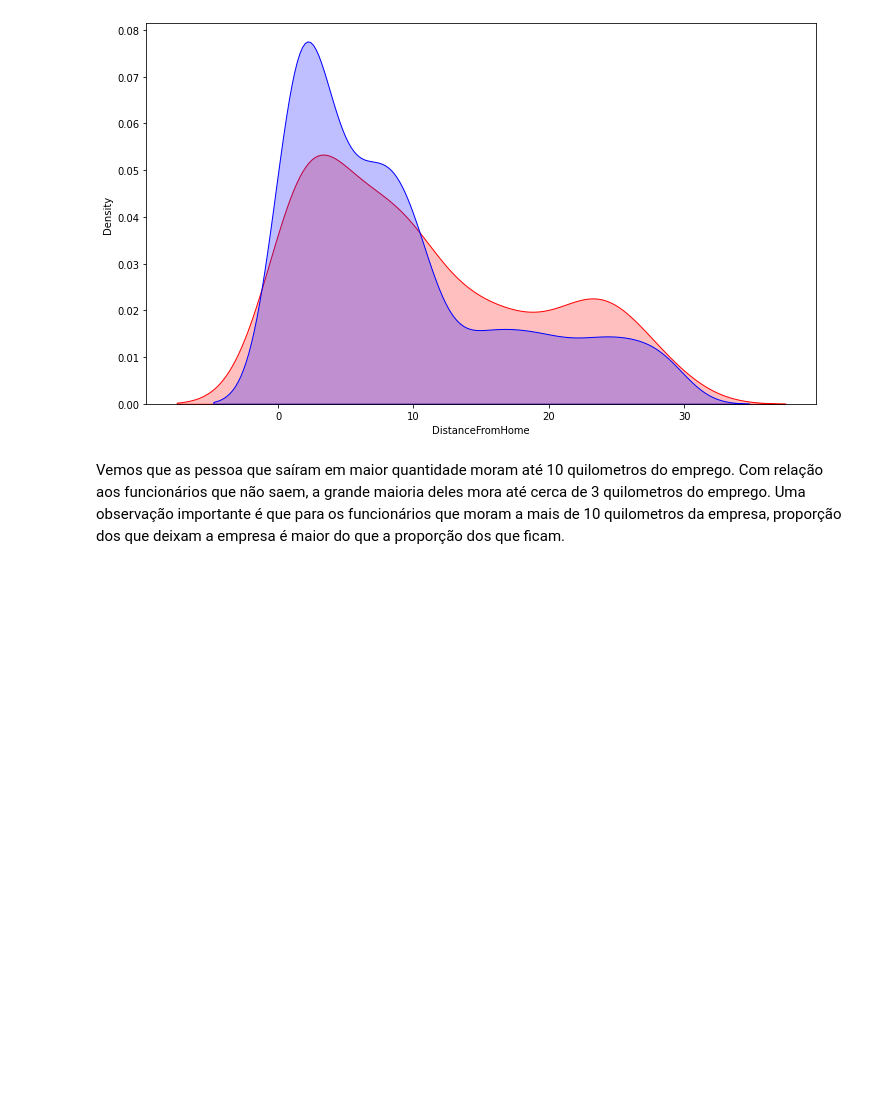
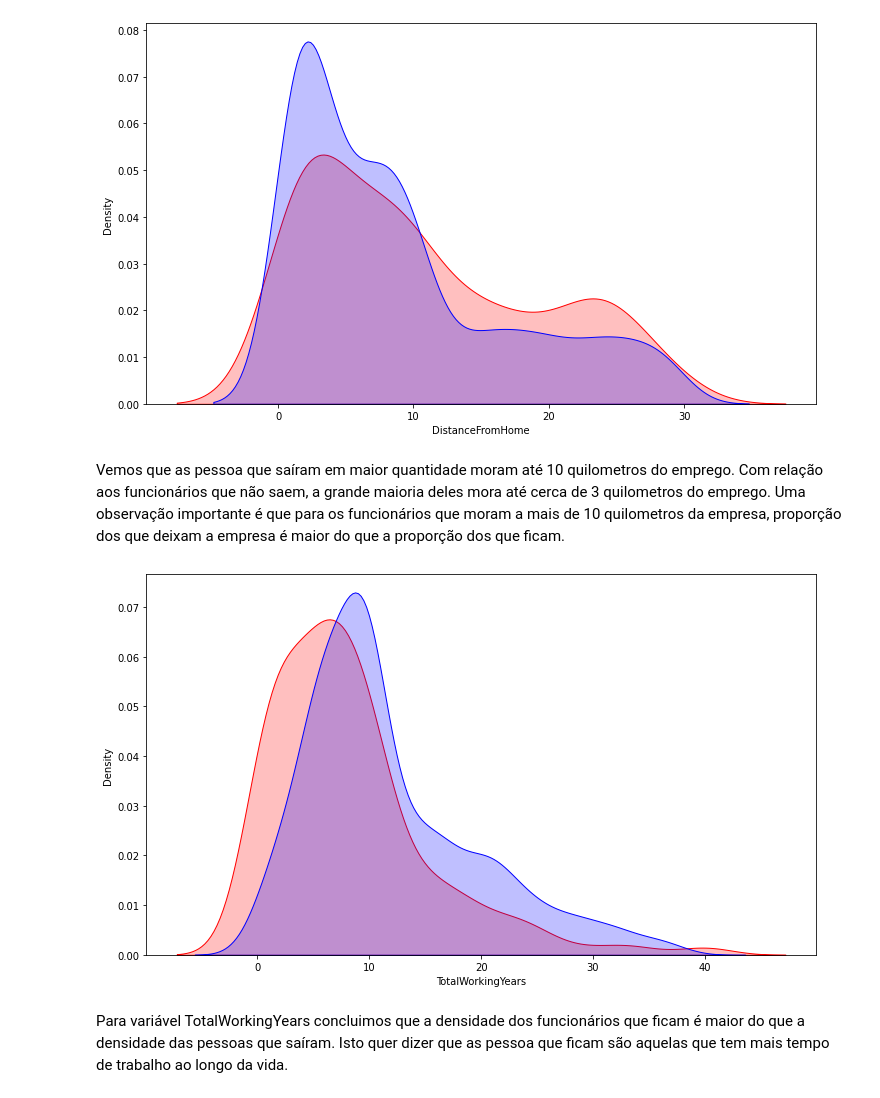
Before and after one commit to Mario-RJunior/Recursos_humanos_ML, a Jupyter notebook: Recursos_Humanos.ipynb, the cells around one changed output. Cells and saved outputs as stored; diff of their text form; code cells hidden in the pictures; blank space fills up the shorter version.

Commit message:
KDE para variável TotalWorkingYears

```diff
--- a/Recursos_Humanos.ipynb
+++ b/Recursos_Humanos.ipynb
@@ -241,3 +241,19 @@ sns.kdeplot(stayed_df['DistanceFromHome'],
 [figure]
 # %% [markdown]
 Vemos que as pessoa que saíram em maior quantidade moram até 10 quilometros do emprego. Com relação aos funcionários que não saem, a grande maioria deles mora até cerca de 3 quilometros do emprego. Uma observação importante é que para os funcionários que moram a mais de 10 quilometros da empresa, proporção dos que deixam a empresa é maior do que a proporção dos que ficam.
+# %%
+# Gráfico KDE (Kernel Density Estimate)
+# Visualização da densidade de probabilidade de uma variávei numérica
+plt.figure(figsize=(12,7))
+sns.kdeplot(left_df['TotalWorkingYears'],
+            label='Funcionários que saíram',
+            shade=True,
+            color='r');
+sns.kdeplot(stayed_df['TotalWorkingYears'],
+            label='Funcionários que ficaram',
+            shade=True,
+            color='b');
+# %% [output]
+[figure, added]
+# %% [markdown]
+Para variável TotalWorkingYears concluimos que a densidade dos funcionários que ficam é maior do que a densidade das pessoas que saíram. Isto quer dizer que as pessoa que ficam são aquelas que tem mais tempo de trabalho ao longo da vida.
```
